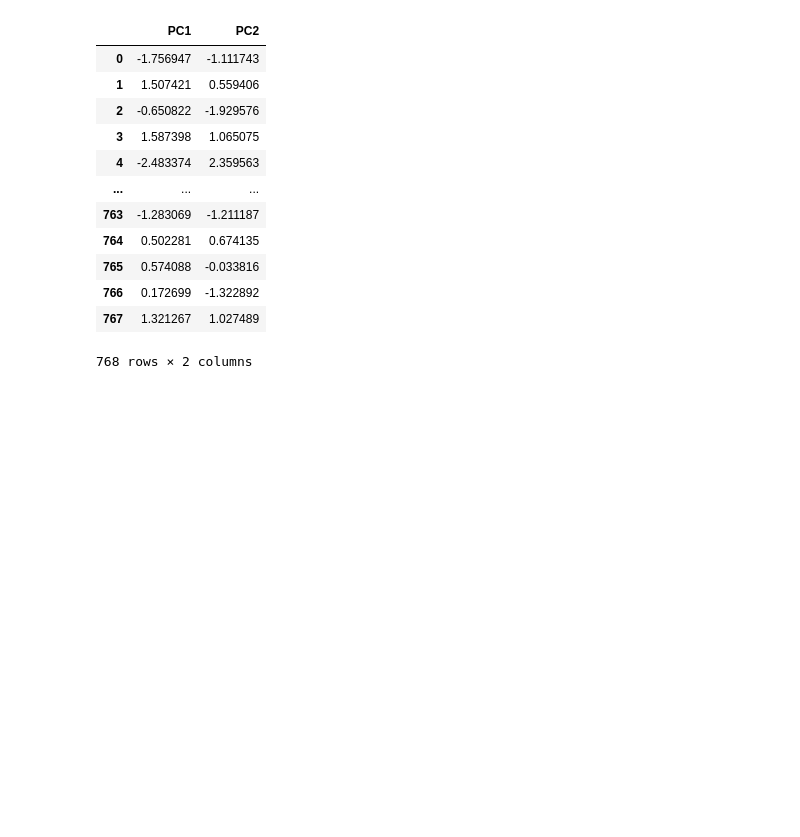
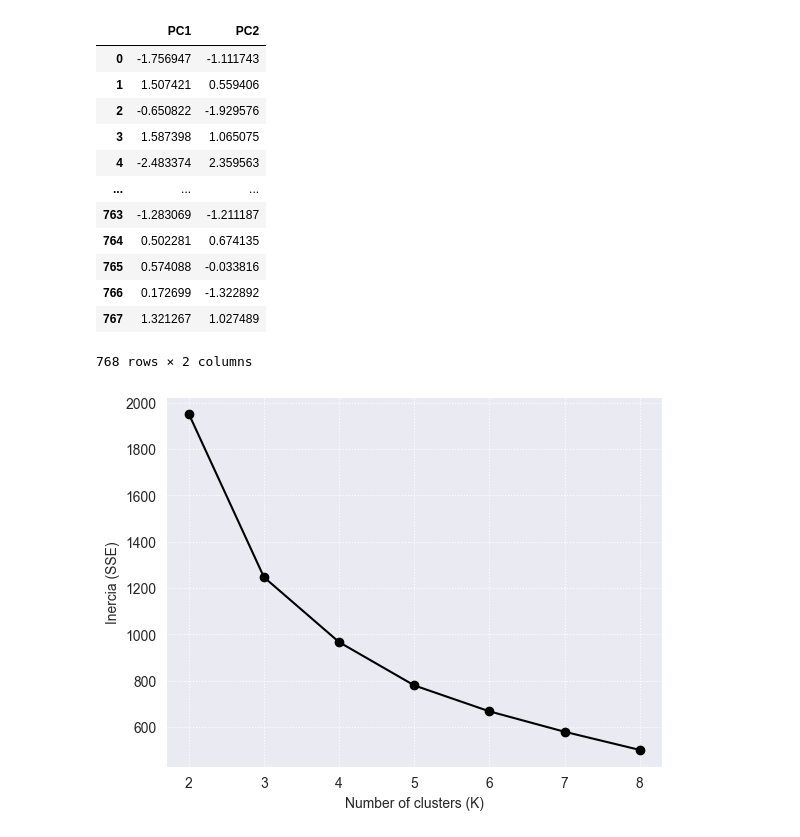
Before and after one commit to AbuBakkar32/Machine-Learning-Practice, a Jupyter notebook: Data_Analysis_Visualization_Pediction/diabetes-pca-clustering-kmeans-dbscan-analysis-result.ipynb, the cells around one changed output. Cells and saved outputs as stored; diff of their text form; code cells hidden in the pictures; blank space fills up the shorter version.

```diff
--- a/Data_Analysis_Visualization_Pediction/diabetes-pca-clustering-kmeans-dbscan-analysis-result.ipynb
+++ b/Data_Analysis_Visualization_Pediction/diabetes-pca-clustering-kmeans-dbscan-analysis-result.ipynb
@@ -164,3 +164,19 @@ principal_df
 | 766 | 0.172699 | -1.322892 |
 | 767 | 1.321267 | 1.027489 |
 768 rows × 2 columns
+# %%
+SSE = []
+K = range(2,9)
+for k in K:
+    kmeanModel = KMeans(n_clusters=k)
+    kmeanModel.fit(principal_df)
+    SSE.append(kmeanModel.inertia_)
+# %%
+plt.figure()
+plt.plot(K, SSE, 'ko-')
+plt.grid(linestyle="dotted")
+plt.ylabel("Inercia (SSE)")
+plt.xlabel('Number of clusters (K)')
+plt.show()
+# %% [output]
+[figure, added]
```
